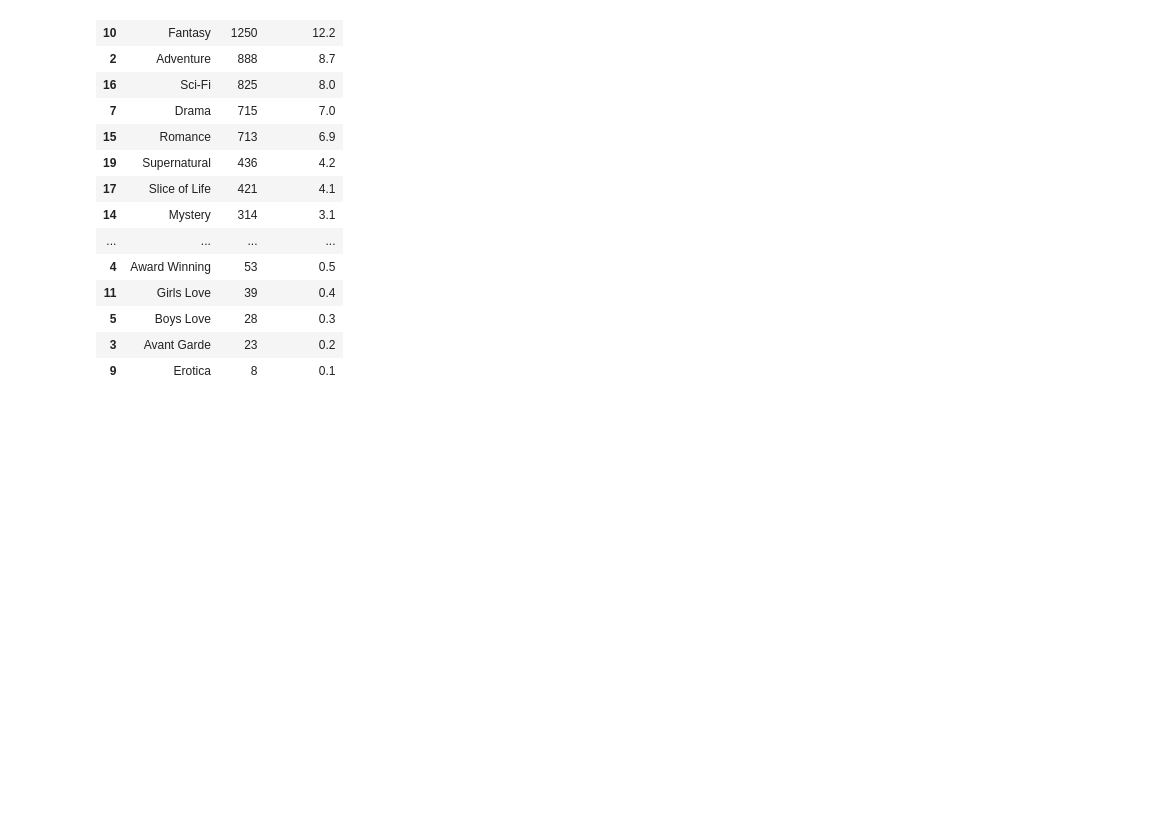
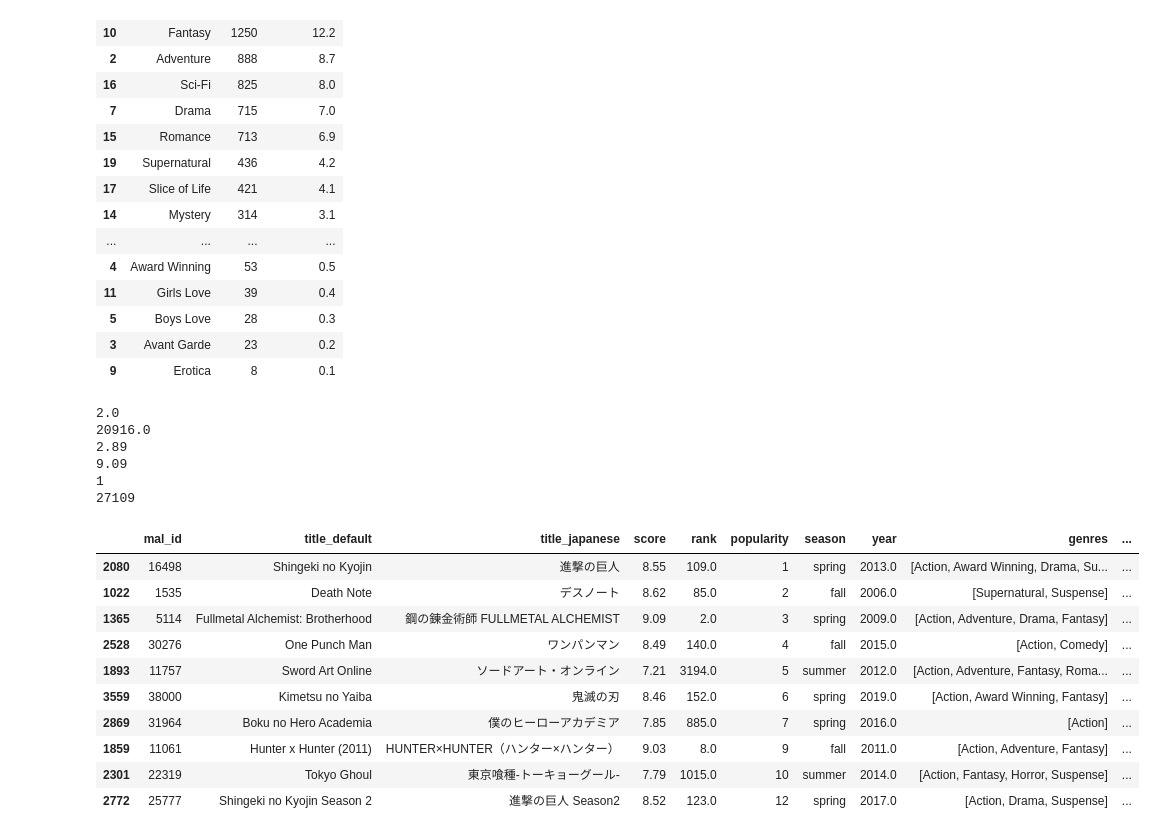
Before and after one commit to Nycto90/animearc_gc, a Jupyter notebook: nb/test.ipynb, the cells around one changed output. Drawn from its saved outputs; the diff is of its cells as text; code cells hidden in the pictures; blank space fills up the shorter version.

```diff
--- a/nb/test.ipynb
+++ b/nb/test.ipynb
@@ -207,3 +207,32 @@ sort_genre_count
 | 5 | Boys Love | 28 | 0.3 |
 | 3 | Avant Garde | 23 | 0.2 |
 | 9 | Erotica | 8 | 0.1 |
+# %%
+print(df['rank'].min())
+print(df['rank'].max())
+print(df['score'].min())
+print(df['score'].max())
+print(df['popularity'].min())
+print(df['popularity'].max())
+# %% [output]
+2.0
+20916.0
+2.89
+9.09
+1
+27109
+# %%
+pop_10 = df.nsmallest(10, 'popularity')
+pop_10
+# %% [output]
+|  | mal_id | title_default | title_japanese | score | rank | popularity | season | year | genres | ... |
+| 2080 | 16498 | Shingeki no Kyojin | 進撃の巨人 | 8.55 | 109.0 | 1 | spring | 2013.0 | [Action, Award Winning, Drama, Su... | ... |
+| 1022 | 1535 | Death Note | デスノート | 8.62 | 85.0 | 2 | fall | 2006.0 | [Supernatural, Suspense] | ... |
+| 1365 | 5114 | Fullmetal Alchemist: Brotherhood | 鋼の錬金術師 FULLMETAL ALCHEMIST | 9.09 | 2.0 | 3 | spring | 2009.0 | [Action, Adventure, Drama, Fantasy] | ... |
+| 2528 | 30276 | One Punch Man | ワンパンマン | 8.49 | 140.0 | 4 | fall | 2015.0 | [Action, Comedy] | ... |
+| 1893 | 11757 | Sword Art Online | ソードアート・オンライン | 7.21 | 3194.0 | 5 | summer | 2012.0 | [Action, Adventure, Fantasy, Roma... | ... |
+| 3559 | 38000 | Kimetsu no Yaiba | 鬼滅の刃 | 8.46 | 152.0 | 6 | spring | 2019.0 | [Action, Award Winning, Fantasy] | ... |
+| 2869 | 31964 | Boku no Hero Academia | 僕のヒーローアカデミア | 7.85 | 885.0 | 7 | spring | 2016.0 | [Action] | ... |
+| 1859 | 11061 | Hunter x Hunter (2011) | HUNTER×HUNTER（ハンター×ハンター） | 9.03 | 8.0 | 9 | fall | 2011.0 | [Action, Adventure, Fantasy] | ... |
+| 2301 | 22319 | Tokyo Ghoul | 東京喰種-トーキョーグール- | 7.79 | 1015.0 | 10 | summer | 2014.0 | [Action, Fantasy, Horror, Suspense] | ... |
+| 2772 | 25777 | Shingeki no Kyojin Season 2 | 進撃の巨人 Season2 | 8.52 | 123.0 | 12 | spring | 2017.0 | [Action, Drama, Suspense] | ... |
```
Also changed, not shown: parts of 3 cells of this notebook.
